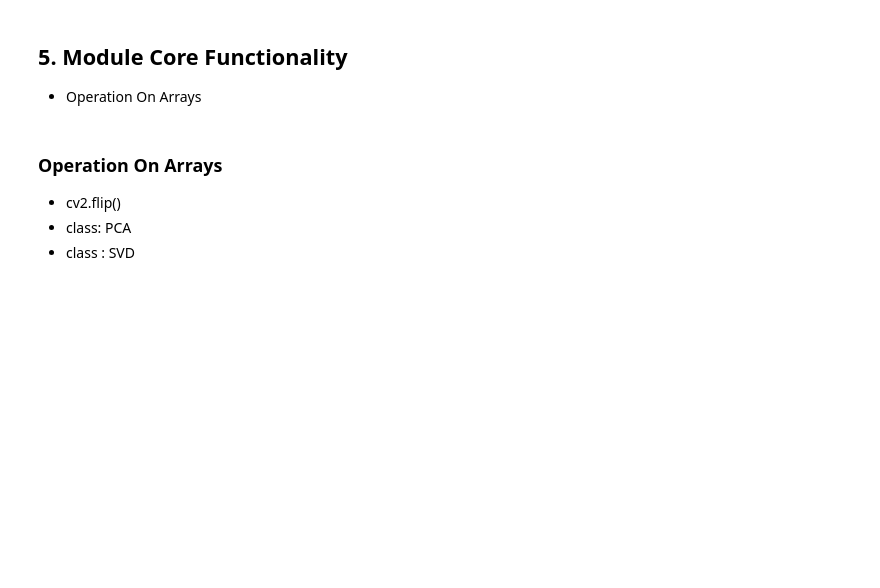
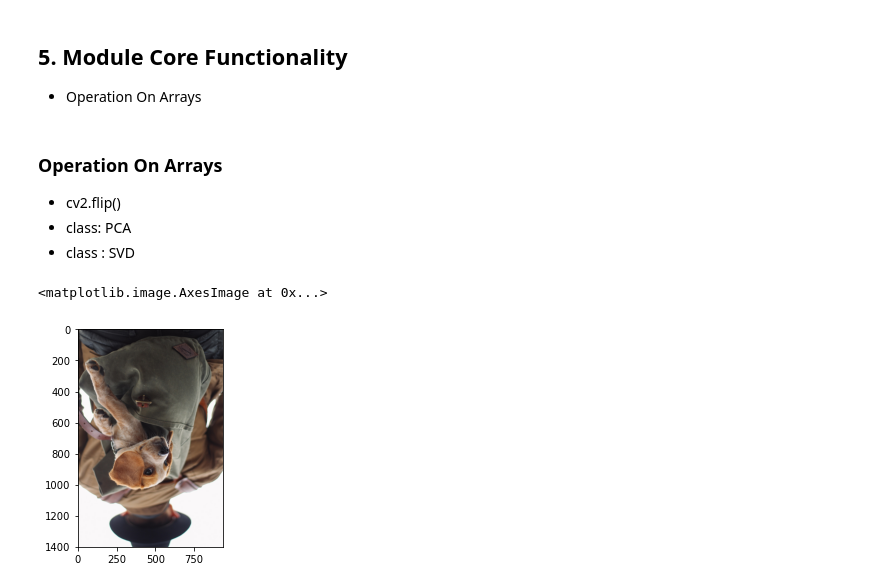
Before and after one commit to PatWolf2610/OpenCV-Learning, a Jupyter notebook: Image-and-videos.ipynb, the cells around one changed output. Drawn from its saved outputs; the diff is of its cells as text; code cells hidden in the pictures; blank space fills up the shorter version.

Commit message:
Image and Videos

```diff
--- a/Image-and-videos.ipynb
+++ b/Image-and-videos.ipynb
@@ -606,3 +608,9 @@ cv2.destroyAllWindows()
 * cv2.flip()
 * class: PCA
 * class : SVD
+# %%
+flip = cv2.flip(img_rgb,0)
+plt.imshow(flip)
+# %% [output]
+<matplotlib.image.AxesImage at 0x...>
+[figure, added]
```
Also changed, not shown: parts of 1 cell of this notebook, 9 other files.
